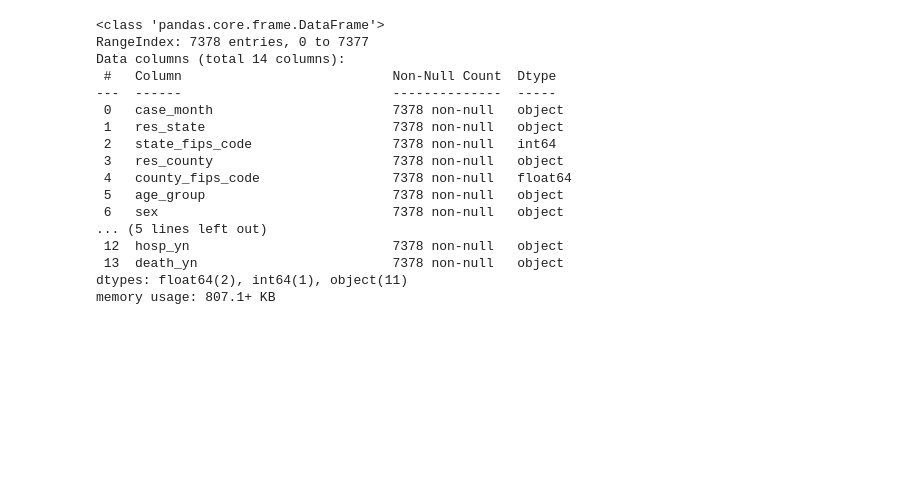
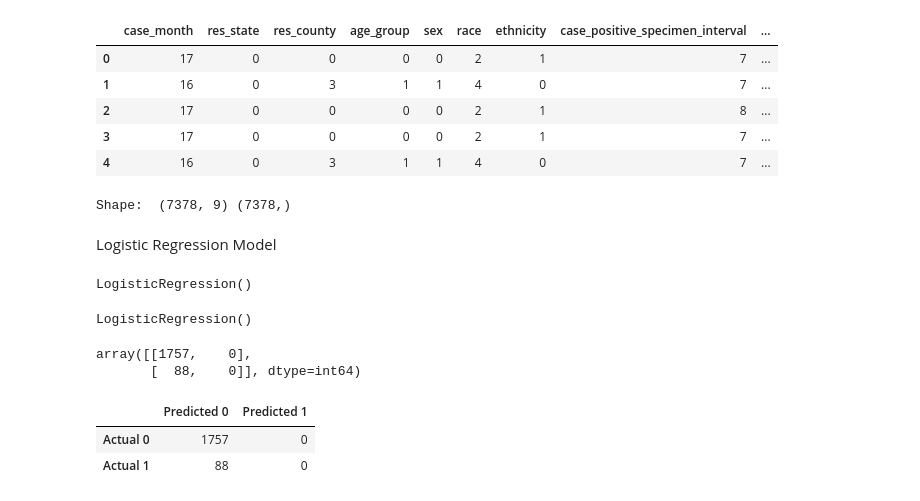
Before and after one commit to JohnCselcuk/Covid-Warriors, a Jupyter notebook: Machine_Learning_Model.ipynb, the cells around one changed output. Cells and saved outputs as stored; diff of their text form; code cells hidden in the pictures; blank space fills up the shorter version.

```diff
--- a/Machine_Learning_Model.ipynb
+++ b/Machine_Learning_Model.ipynb
@@ -18,20 +18,2 @@ covid_df.head()
-# %%
-covid_df.info()
-# %% [output]
-<class 'pandas.core.frame.DataFrame'>
-RangeIndex: 7378 entries, 0 to 7377
-Data columns (total 14 columns):
- #   Column                           Non-Null Count  Dtype
----  ------                           --------------  -----
- 0   case_month                       7378 non-null   object
- 1   res_state                        7378 non-null   object
- 2   state_fips_code                  7378 non-null   int64
- 3   res_county                       7378 non-null   object
- 4   county_fips_code                 7378 non-null   float64
- 5   age_group                        7378 non-null   object
- 6   sex                              7378 non-null   object
-... (5 lines left out)
- 12  hosp_yn                          7378 non-null   object
- 13  death_yn                         7378 non-null   object
-dtypes: float64(2), int64(1), object(11)
-memory usage: 807.1+ KB
+# %%
+covid_df['case_month'] = covid_df['case_month'].apply(pd.to_datetime)
@@ -37,0 +23,21 @@ memory usage: 807.1+ KB
+# %%
+# Use LabelEncoder to convert column data into integer labels
+covid_df = covid_df.apply(LabelEncoder().fit_transform)
+covid_df.head()
+# %% [output]
+|  | case_month | res_state | res_county | age_group | sex | race | ethnicity | case_positive_specimen_interval | ... |
+| 0 | 17 | 0 | 0 | 0 | 0 | 2 | 1 | 7 | ... |
+| 1 | 16 | 0 | 3 | 1 | 1 | 4 | 0 | 7 | ... |
+| 2 | 17 | 0 | 0 | 0 | 0 | 2 | 1 | 8 | ... |
+| 3 | 17 | 0 | 0 | 0 | 0 | 2 | 1 | 7 | ... |
+| 4 | 16 | 0 | 3 | 1 | 1 | 4 | 0 | 7 | ... |
+# %%
+# Assign the data to X and y
+X = covid_df[['case_month','res_county','age_group','sex','race',
+              'ethnicity','case_positive_specimen_interval','current_status',
+             'symptom_status']]
+y = covid_df['hosp_yn']
+
+print("Shape: ", X.shape, y.shape)
+# %% [output]
+Shape:  (7378, 9) (7378,)
@@ -37,0 +47,34 @@ memory usage: 807.1+ KB
+# %% [markdown]
+Logistic Regression Model
+# %%
+# Classify the machine learning model
+classifier = LogisticRegression()
+classifier
+# %% [output]
+LogisticRegression()
+# %%
+# Fit the model
+classifier.fit(X_train, y_train)
+# %% [output]
+LogisticRegression()
+# %%
+# Create confusion matrix
+from sklearn.metrics import confusion_matrix, classification_report
+
+y_true = y_test
+y_pred = classifier.predict(X_test)
+cm = confusion_matrix(y_true, y_pred)
+cm
+# %% [output]
+array([[1757,    0],
+       [  88,    0]], dtype=int64)
+# %%
+# Create a DataFrame from the confusion matrix
+cm_df = pd.DataFrame(
+    cm, index=["Actual 0", "Actual 1"], columns=["Predicted 0", "Predicted 1"])
+
+cm_df
+# %% [output]
+|  | Predicted 0 | Predicted 1 |
+| Actual 0 | 1757 | 0 |
+| Actual 1 | 88 | 0 |
```
Also changed, not shown: parts of 20 cells of this notebook.
